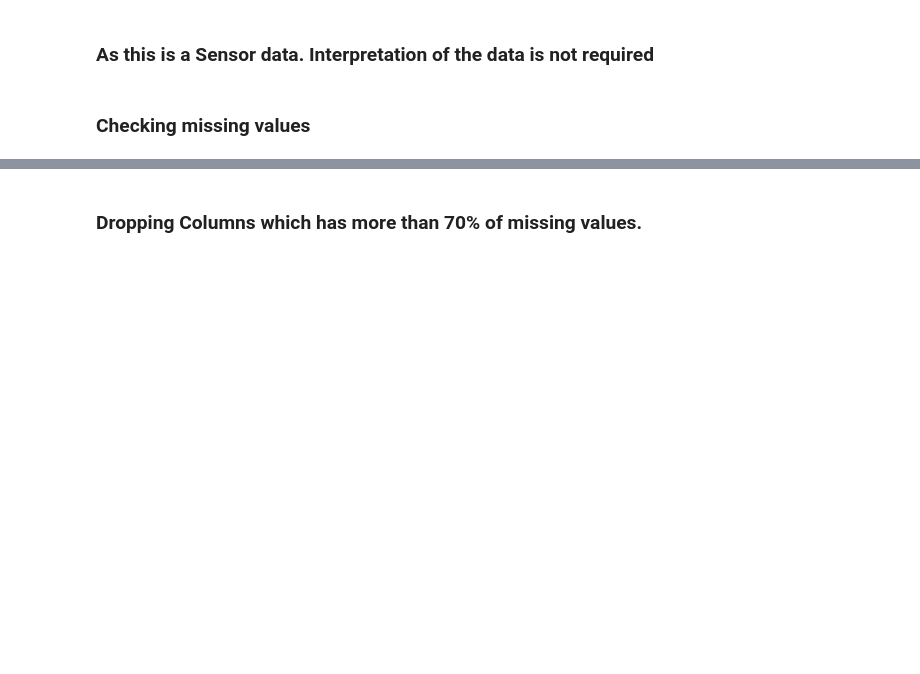
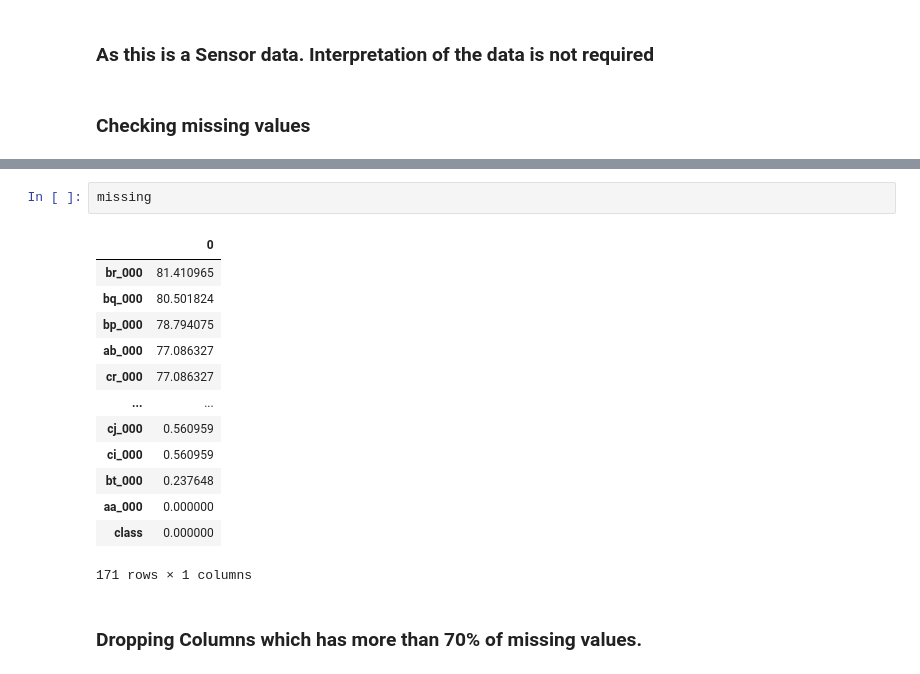
Before and after one commit to ParisTian-DS/sensor-fault-detection, a Jupyter notebook: notebooks/Scania_APS_failure_prediction.ipynb, the cells around one changed output, grey strips where cells are left out. Cells and saved outputs as stored; diff of their text form; blank space fills up the shorter version.

```diff
--- a/notebooks/Scania_APS_failure_prediction.ipynb
+++ b/notebooks/Scania_APS_failure_prediction.ipynb
@@ -111,6 +130,22 @@ plt.ylabel("Percentage missing")
 plt.show()
 # %% [output]
 [figure]
+# %%
+missing
+# %% [output]
+|  | 0 |
+| br_000 | 81.410965 |
+| bq_000 | 80.501824 |
+| bp_000 | 78.794075 |
+| ab_000 | 77.086327 |
+| cr_000 | 77.086327 |
+| ... | ... |
+| cj_000 | 0.560959 |
+| ci_000 | 0.560959 |
+| bt_000 | 0.237648 |
+| aa_000 | 0.000000 |
+| class | 0.000000 |
+171 rows × 1 columns
 # %% [markdown]
 ### Dropping Columns which has more than 70% of missing values.
 # %%
```
Also changed, not shown: parts of 5 cells of this notebook, 11 other files.
